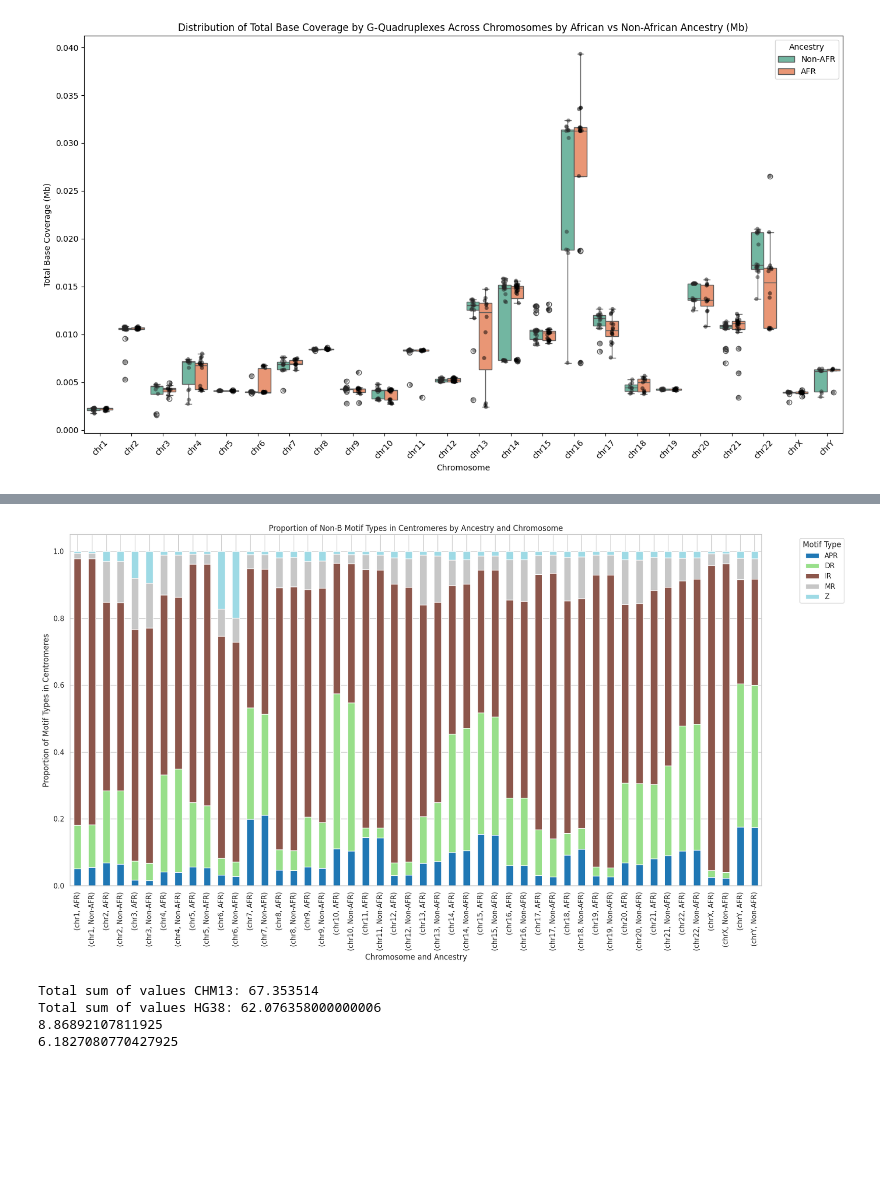
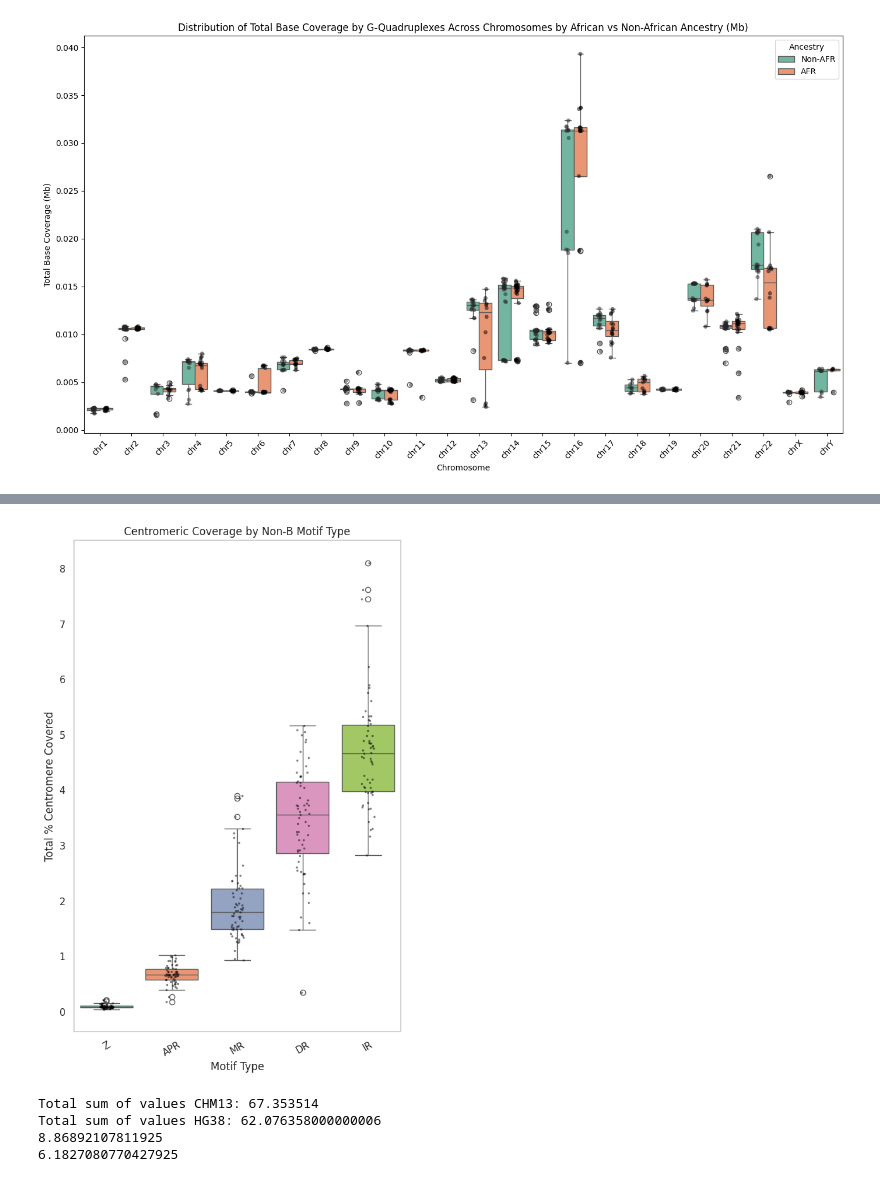
Before and after one commit to alexturcoo/PhasedHapAssembly-nonB, a Jupyter notebook: analysis_scripts/centromere_analysis.ipynb, the cells around one changed output, grey strips where cells are left out. Drawn from its saved outputs; the diff is of its cells as text; code cells hidden in the pictures; blank space fills up the shorter version.

```diff
--- a/analysis_scripts/centromere_analysis.ipynb
+++ b/analysis_scripts/centromere_analysis.ipynb
@@ -1197,69 +1197,76 @@ import seaborn as sns
 import glob
 import os
 
-# Paths
-base_path = '/home/alextu/projects/def-sushant/verkko_batch123_nonB_annotations_aligned_july2024/results/summary_stats/centromere_summary_stats/haplotype_summarystats_verkko123/'
-metadata_path = '/home/alextu/scratch/igsr_sample_metadata/igsr_samples.tsv'  # Update with the correct path
+# Load all motif BED summaries
+nonb_files = sorted(glob.glob(
+    '/home/alextu/projects/def-sushant/verkko_batch123_nonB_annotations_aligned_july2024/results/summary_stats/centromere_summary_stats/haplotype_summarystats_verkko123/verkko123_collapsed_summary_metrics_centromere_chr*.csv'))
 
-# Load metadata
-metadata_df = pd.read_csv(metadata_path, delimiter='\t')
-
-# Load data from non-B motif files
-nonb_files = sorted(glob.glob(base_path + 'verkko123_collapsed_summary_metrics_centromere_chr*.csv'))
 nonb_data = []
-
 for file in nonb_files:
     df = pd.read_csv(file)
     chromosome = os.path.basename(file).split('_')[-1].replace('.csv', '')
     df['Chromosome'] = chromosome
 
-    # Extract Sample and Sample_Haplotype from Sample_Haplotype_Chromosome
+    # Extract Sample (HG#### or NA####)
     df['Sample'] = df['Sample_Haplotype_Chromosome'].str.extract(r'(HG\d{5}|NA\d{5})')[0]
-    df['Sample_Haplotype'] = df['Sample_Haplotype_Chromosome'].str.extract(r'(HG\d{5}_hap\d|NA\d{5}_hap\d)')[0]
 
     nonb_data.append(df)
 
 # Concatenate all data into a single DataFrame
 nonb_df = pd.concat(nonb_data, ignore_index=True)
 
-# Merge metadata with the non-B motif data
-merged_data = pd.merge(nonb_df, metadata_df[['Sample name', 'Superpopulation name']], left_on='Sample', right_on='Sample name', how='left')
+# Load centromere length data
+centromere_bed_path = '/home/alextu/projects/def-sushant/verkko_batch123_nonB_annotations_aligned_july2024/results/summary_stats/centromere_summary_stats/haplotype_summarystats_verkko123/hgsvc3_verkko_v1.4_nonredundant_complete_and_accurate_centromeric_regions_v3.bed'
+centromere_columns = ['Haplotype', 'Start', 'End', 'Sample', 'Chromosome']
+centromere_df = pd.read_csv(centromere_bed_path, sep='\t', header=None, names=centromere_columns)
+centromere_df['Centromere_Length'] = centromere_df['End'] - centromere_df['Start']
 
-# Categorize into African vs Non-African
-merged_data['Ancestry'] = merged_data['Superpopulation name'].apply(lambda x: 'AFR' if x == 'African Ancestry' else 'Non-AFR')
+# Merge centromere lengths into motif data
+nonb_df = pd.merge(nonb_df, centromere_df[['Sample', 'Chromosome', 'Centromere_Length']],
+                   on=['Sample', 'Chromosome'], how='left')
 
-# Define the order of chromosomes for proper ordering
-chromosome_order = [f'chr{i}' for i in range(1, 23)] + ['chrX', 'chrY']
-merged_data['Chromosome'] = pd.Categorical(merged_data['Chromosome'], categories=chromosome_order, ordered=True)
+# Group by Sample and Motif Type across chromosomes
+grouped_df = nonb_df.groupby(['Sample', 'Motif Type'], observed=False).agg({
+    'Total Bases Covered': 'sum',
+    'Centromere_Length': 'sum'
+}).reset_index()
 
-# Calculate total motif count per ancestry, motif type, and chromosome
-motif_summary = merged_data.groupby(['Chromosome', 'Ancestry', 'Motif Type'], observed=False)['Total Count'].sum().reset_index()
+# Compute % centromere coverage
+grouped_df['Percent_Centromere_Covered'] = (
+    grouped_df['Total Bases Covered'] / grouped_df['Centromere_Length']) * 100
 
-# Calculate the proportion of each motif type within each ancestry group for each chromosome
-total_counts_per_ancestry_chr = motif_summary.groupby(['Chromosome', 'Ancestry'], observed=False)['Total Count'].sum().reset_index()
-motif_summary = pd.merge(motif_summary, total_counts_per_ancestry_chr, on=['Chromosome', 'Ancestry'], suffixes=('', '_Total'))
-motif_summary['Proportion'] = motif_summary['Total Count'] / motif_summary['Total Count_Total']
+# Sort motif types by increasing median
+motif_order = grouped_df.groupby("Motif Type")["Percent_Centromere_Covered"].median().sort_values().index.tolist()
 
-# Pivot the data to get motif types as columns for easier plotting
-motif_pivot = motif_summary.pivot_table(index=['Chromosome', 'Ancestry'], columns='Motif Type', values='Proportion', observed=False).fillna(0)
-
-# Reset index to have a flat DataFrame for plotting
-motif_pivot = motif_pivot.reset_index()
-
-# Plotting the stacked bar plot for all chromosomes, side by side for AFR vs Non-AFR
-plt.figure(figsize=(18, 10))
+# Plot
+plt.figure(figsize=(6, 9))
 sns.set(style="whitegrid")
 
-# Set index and plot the stacked bar chart
-motif_pivot.set_index(['Chromosome', 'Ancestry']).plot(kind='bar', stacked=True, figsize=(18, 10), colormap='tab20')
+ax = sns.boxplot(
+    data=grouped_df,
+    x='Motif Type',
+    y='Percent_Centromere_Covered',
+    order=motif_order,
+    palette=sns.color_palette("Set2", n_colors=len(motif_order))
+)
 
-plt.title('Proportion of Non-B Motif Types in Centromeres by Ancestry and Chromosome')
-plt.xlabel('Chromosome and Ancestry')
-plt.ylabel('Proportion of Motif Types in Centromeres')
-plt.xticks(rotation=90)
-plt.legend(title='Motif Type', bbox_to_anchor=(1.05, 1), loc='upper left')
+sns.stripplot(
+    data=grouped_df,
+    x='Motif Type',
+    y='Percent_Centromere_Covered',
+    order=motif_order,
+    color='black',
+    size=2.5,
+    alpha=0.5,
+    jitter=True
+)
+
+plt.title("Centromeric Coverage by Non-B Motif Type")
+plt.ylabel("Total % Centromere Covered")
+plt.xlabel("Motif Type")
+plt.xticks(rotation=30)
 plt.tight_layout()
-
-# Show the plot
+ax.grid(False)
+plt.savefig('/home/alextu/projects/def-sushant/verkko_batch123_nonB_annotations_aligned_july2024/imgs/verkko123_centromeres_boxplot_by_motif_PER_SAMPLE_sorted_median.pdf')
 plt.show()
 # %% [output]
@@ -1267,4 +1276,4 @@ plt.show()
-[figure, old version]
+[figure, new version]
 # %%
 # Add centromere lengths for CHM13 in megabases (Mb)
 chm13_centromere_lengths = {
```
Also changed, not shown: parts of 1 cell of this notebook, 3 other files.
